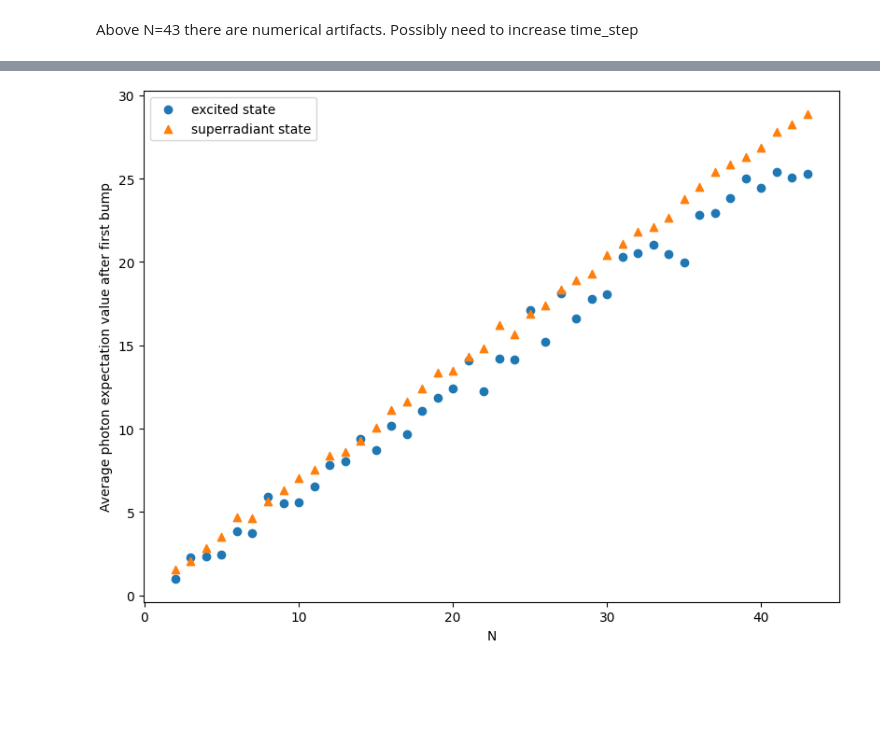
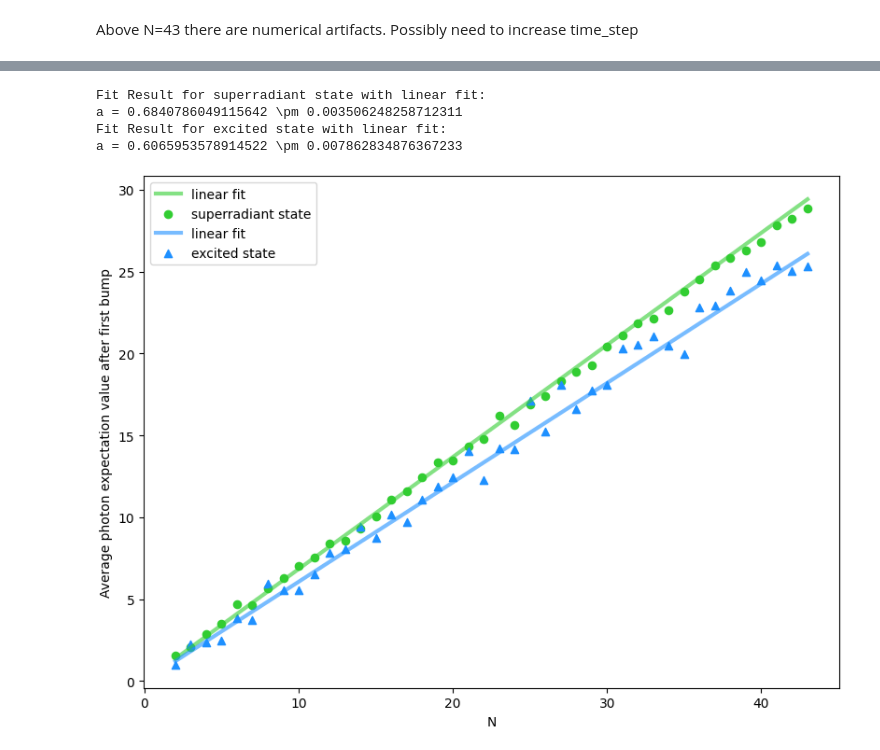
Before and after one commit to LeonhardRichter/CP2_hamiltonian_diagonalization, a Jupyter notebook: analysis_of_photon_count.ipynb, the cells around one changed output, grey strips where cells are left out. Drawn from its saved outputs; the diff is of its cells as text; code cells hidden in the pictures; blank space fills up the shorter version.

```diff
--- a/analysis_of_photon_count.ipynb
+++ b/analysis_of_photon_count.ipynb
@@ -335 +248,17 @@ for i, N in enumerate(demonstration_selection):
+# %%
+# quadratic fit onto the slope
+def quadratic_poly(x: float, a: float, b: float, c: float, d: float):
+    return a * (x - d) ** 2 + b * (x - d) + c
+
+
+def quadratic_linear(x, a, b):
+    return a * x**2 + b * x
+
+
+def linear(x, a):
+    return a * x
+
+
+def quadratic(x, a):
+    return a * x**2
 # %%
@@ -380,12 +355,26 @@ def plot_data_N_dependence(
     ax.set_xlabel("N")
     ax.set_ylabel(label_dict[metric])
     return fig
-# %%
-fig_avg_after_first_bump = plot_data_N_dependence(
-    [data_excited, data_superradient], "avg after first bump", max_N=43
-)
-# %% [output]
-[figure, removed]
+# %%
+fig_avg_after_first_bump = plot_data_N_dependence(
+    [data_superradient, data_excited],
+    "avg after first bump",
+    max_N=43,
+    fit_function=linear,
+    initial_fit_parameters=(1,),
+)
+fig_avg_after_first_bump.savefig(
+    "figures/fig_avg_after_first_bump.pdf", pad_inches=0, format="pdf"
+)
+fig_avg_after_first_bump.savefig(
+    "figures/fig_avg_after_first_bump.svg", pad_inches=0, format="svg"
+)
+# %% [output]
+Fit Result for superradiant state with linear fit:
+a = 0.6840786049115642 \pm 0.003506248258712311
+Fit Result for excited state with linear fit:
+a = 0.6065953578914522 \pm 0.007862834876367233
+[figure, added]
 # %%
 # compute highest value of first bump
 for data in [data_excited, data_superradient]:
```
Also changed, not shown: parts of 13 cells of this notebook.
